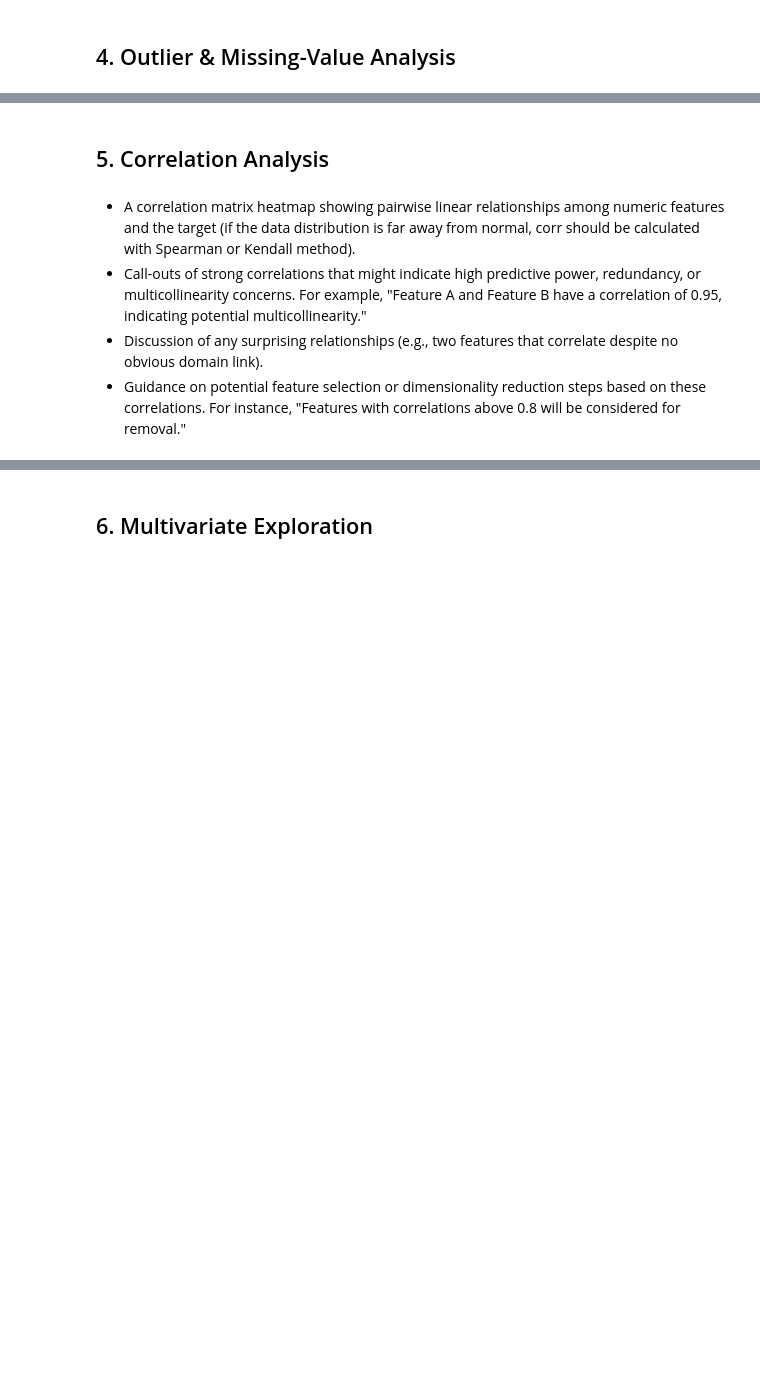
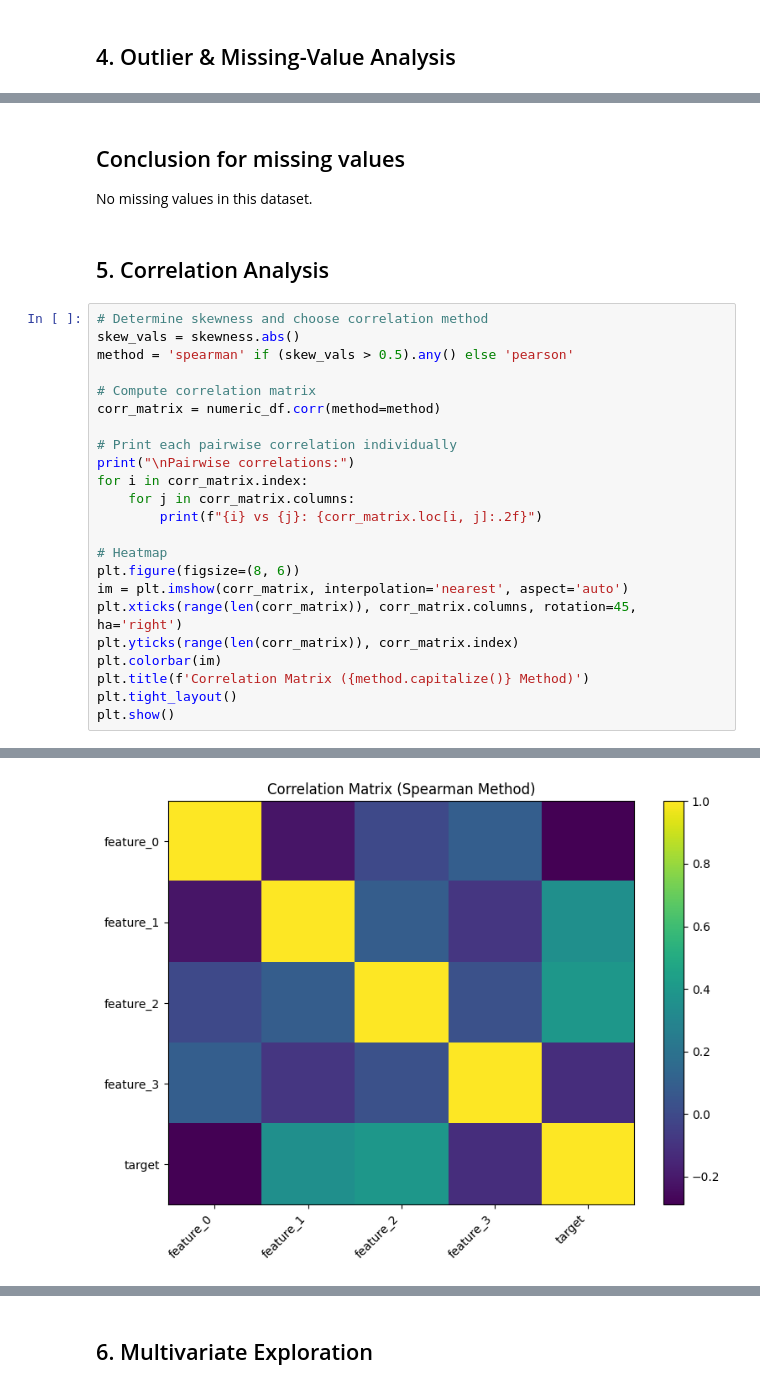
Before and after one commit to szm4c/bagging-boosting-stacking-study, a Jupyter notebook: notebooks/eda/friedman3_eda.ipynb, the cells around one changed output, grey strips where cells are left out. Saved outputs shown, nothing was run; the diff lists cells and outputs as text; blank space fills up the shorter version.

Commit message:
Adding EDA for friedman3 dataset

```diff
--- a/notebooks/eda/friedman3_eda.ipynb
+++ b/notebooks/eda/friedman3_eda.ipynb
@@ -78,7 +259,29 @@ Number of duplicated rows: 0
+# %% [markdown]
+## Conclusion for missing values
+No missing values in this dataset.
 # %% [markdown]
 ## 5. Correlation Analysis
-# %% [markdown]
-- A correlation matrix heatmap showing pairwise linear relationships among numeric features and the target (if the data distribution is far away from normal, corr should be calculated with Spearman or Kendall method).
-- Call-outs of strong correlations that might indicate high predictive power, redundancy, or multicollinearity concerns. For example, "Feature A and Feature B have a correlation of 0.95, indicating potential multicollinearity."
-- Discussion of any surprising relationships (e.g., two features that correlate despite no obvious domain link).
-- Guidance on potential feature selection or dimensionality reduction steps based on these correlations. For instance, "Features with correlations above 0.8 will be considered for removal."
+# %%
+# Determine skewness and choose correlation method
+skew_vals = skewness.abs()
+method = 'spearman' if (skew_vals > 0.5).any() else 'pearson'
+
+# Compute correlation matrix
+corr_matrix = numeric_df.corr(method=method)
+
+# Print each pairwise correlation individually
+print("\nPairwise correlations:")
+for i in corr_matrix.index:
+    for j in corr_matrix.columns:
+        print(f"{i} vs {j}: {corr_matrix.loc[i, j]:.2f}")
+
+# Heatmap
+plt.figure(figsize=(8, 6))
+im = plt.imshow(corr_matrix, interpolation='nearest', aspect='auto')
+plt.xticks(range(len(corr_matrix)), corr_matrix.columns, rotation=45, ha='right')
+plt.yticks(range(len(corr_matrix)), corr_matrix.index)
+plt.colorbar(im)
+plt.title(f'Correlation Matrix ({method.capitalize()} Method)')
+plt.tight_layout()
+plt.show()
+# %% [output]
@@ -84,0 +305 @@ Number of duplicated rows: 0
+[figure, added]
```
Also changed, not shown: parts of 26 cells of this notebook.
